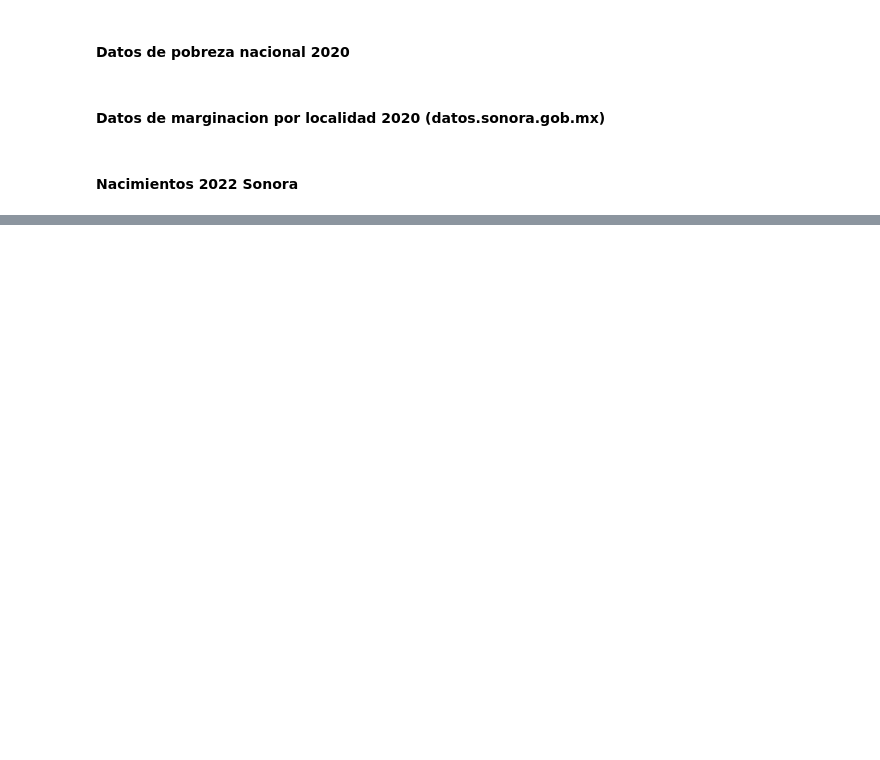
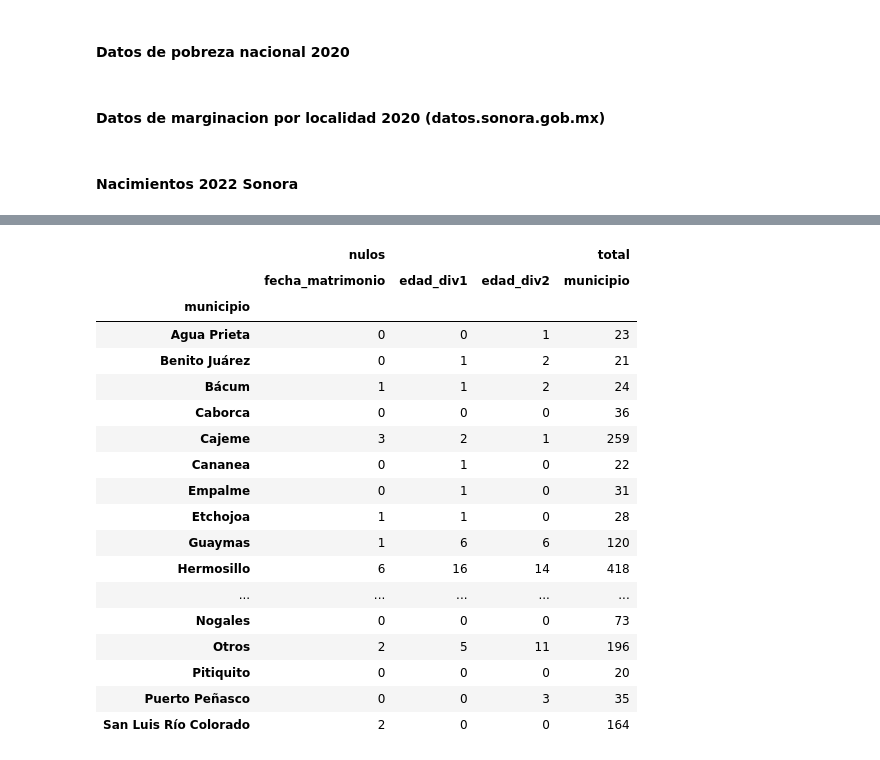
Before and after one commit to JesusF10/Hackaton-LCC-2025, a Jupyter notebook: notas.ipynb, the cells around one changed output, grey strips where cells are left out. Drawn from its saved outputs; the diff is of its cells as text; code cells hidden in the pictures; blank space fills up the shorter version.

```diff
--- a/notas.ipynb
+++ b/notas.ipynb
@@ -43,0 +143,7 @@ convert_xlsx_to_csv('./data/raw/202209281437030-file.xlsx', './data/nacimientos_
+# %%
+
+municipios_mayores_20 = divorcios_2020.groupby('municipio').size().where(lambda x: x >= 20).dropna().sort_values(ascending=False)
+
+nombres_municipios_mayores_20 = municipios_mayores_20.index.tolist()
+
+nombres_municipios_mayores_20
@@ -43,0 +169,28 @@ convert_xlsx_to_csv('./data/raw/202209281437030-file.xlsx', './data/nacimientos_
+# %%
+divorcios_2020["municipio"] = divorcios_2020["municipio"].where(
+    divorcios_2020["municipio"].isin(nombres_municipios_mayores_20),
+    "Otros"
+)
+# %%
+nulos_totales = divorcios_2020[['fecha_matrimonio', 'edad_div1', 'edad_div2']].isnull().groupby(divorcios_2020["municipio"]).sum()
+pd.concat([nulos_totales, divorcios_2020[['municipio']].groupby(divorcios_2020["municipio"]).count()], axis=1, keys=['nulos', 'total'])
+# %% [output]
+|  | nulos |  |  | total |
+|  | fecha_matrimonio | edad_div1 | edad_div2 | municipio |
+| municipio |  |  |  |  |
+| Agua Prieta | 0 | 0 | 1 | 23 |
+| Benito Juárez | 0 | 1 | 2 | 21 |
+| Bácum | 1 | 1 | 2 | 24 |
+| Caborca | 0 | 0 | 0 | 36 |
+| Cajeme | 3 | 2 | 1 | 259 |
+| Cananea | 0 | 1 | 0 | 22 |
+| Empalme | 0 | 1 | 0 | 31 |
+| Etchojoa | 1 | 1 | 0 | 28 |
+| Guaymas | 1 | 6 | 6 | 120 |
+| Hermosillo | 6 | 16 | 14 | 418 |
+| ... | ... | ... | ... | ... |
+| Nogales | 0 | 0 | 0 | 73 |
+| Otros | 2 | 5 | 11 | 196 |
+| Pitiquito | 0 | 0 | 0 | 20 |
+| Puerto Peñasco | 0 | 0 | 3 | 35 |
+| San Luis Río Colorado | 2 | 0 | 0 | 164 |
```
Also changed, not shown: parts of 10 cells of this notebook, 1 other file.
